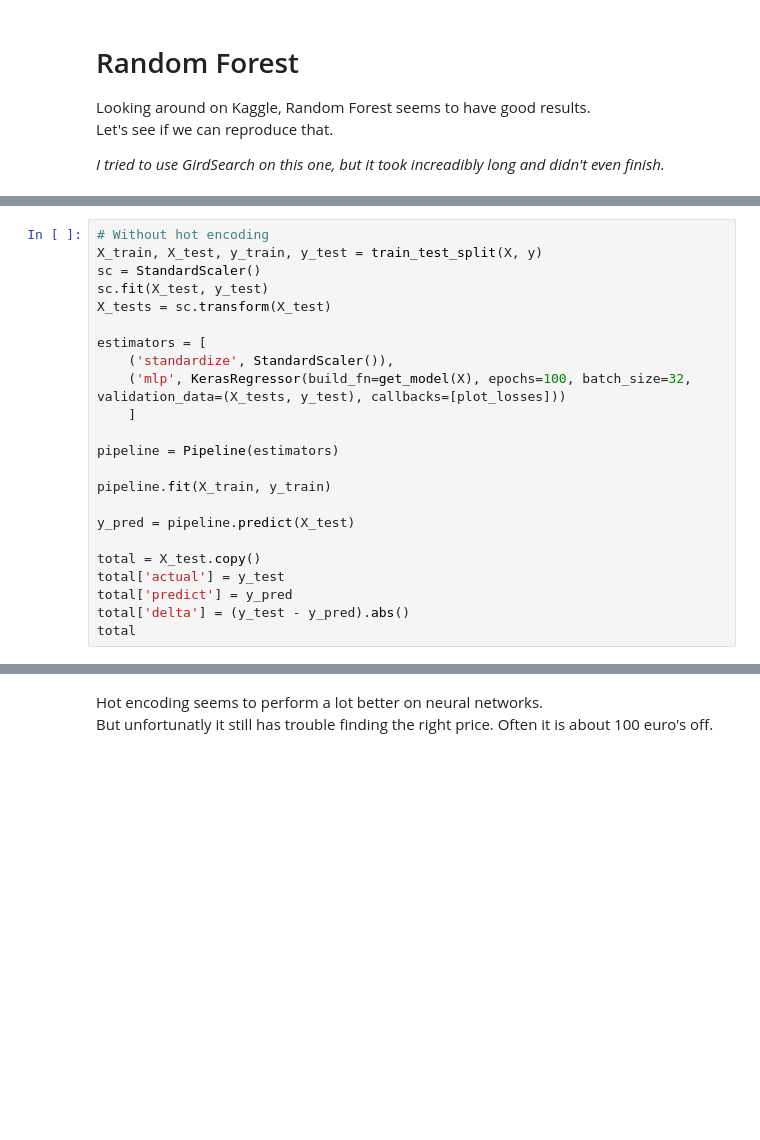
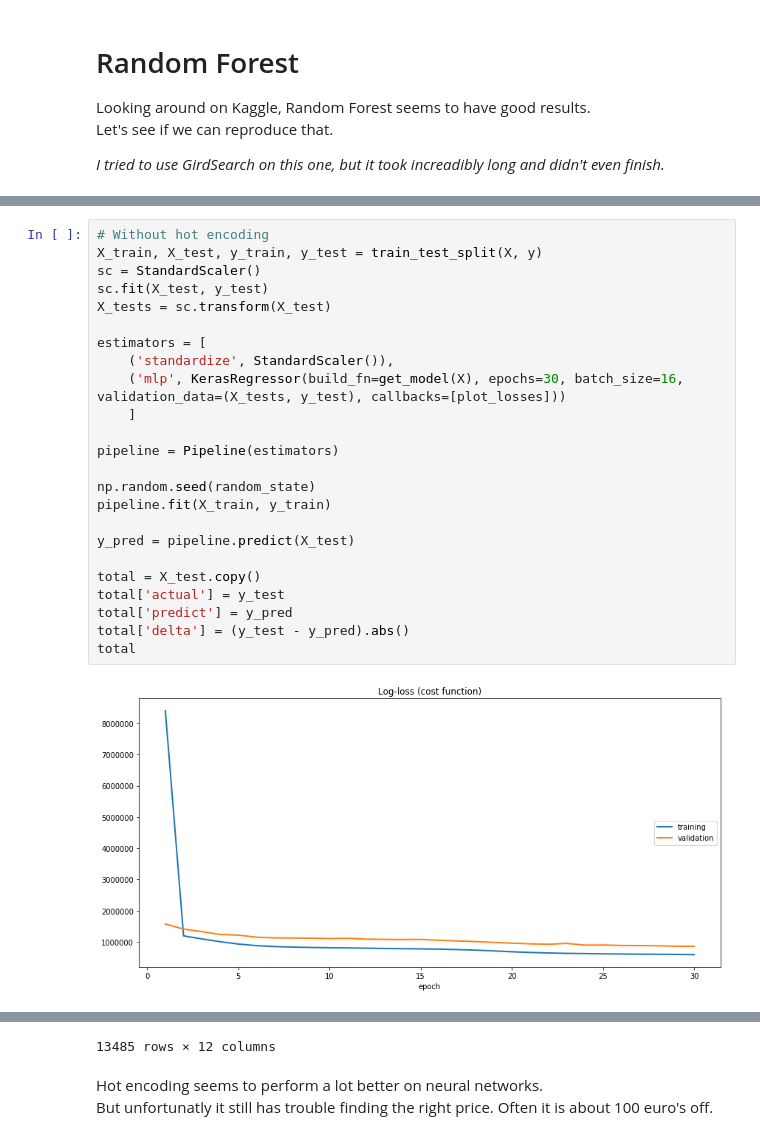
Before and after one commit to 0Rick0/DS-ML-Miniproject, a Jupyter notebook: diamonds.csv.ipynb, the cells around one changed output, grey strips where cells are left out. Cells and saved outputs as stored; diff of their text form; blank space fills up the shorter version.

```diff
--- a/diamonds.csv.ipynb
+++ b/diamonds.csv.ipynb
@@ -420,24 +452,26 @@ total
 # %%
 # Without hot encoding
 X_train, X_test, y_train, y_test = train_test_split(X, y)
 sc = StandardScaler()
 sc.fit(X_test, y_test)
 X_tests = sc.transform(X_test)
 
 estimators = [
     ('standardize', StandardScaler()),
-    ('mlp', KerasRegressor(build_fn=get_model(X), epochs=100, batch_size=32, validation_data=(X_tests, y_test), callbacks=[plot_losses]))
+    ('mlp', KerasRegressor(build_fn=get_model(X), epochs=30, batch_size=16, validation_data=(X_tests, y_test), callbacks=[plot_losses]))
     ]
 
 pipeline = Pipeline(estimators)
 
+np.random.seed(random_state)
 pipeline.fit(X_train, y_train)
 
 y_pred = pipeline.predict(X_test)
 
 total = X_test.copy()
 total['actual'] = y_test
 total['predict'] = y_pred
 total['delta'] = (y_test - y_pred).abs()
 total
 # %% [output]
+[figure, added]
@@ -454,3 +496,4 @@ Epoch 5/100
+13485 rows × 12 columns
 # %% [markdown]
 Hot encoding seems to perform a lot better on neural networks.
 But unfortunatly it still has trouble finding the right price. Often it is about 100 euro's off.
```
Also changed, not shown: parts of 29 cells of this notebook, 7 other files.
